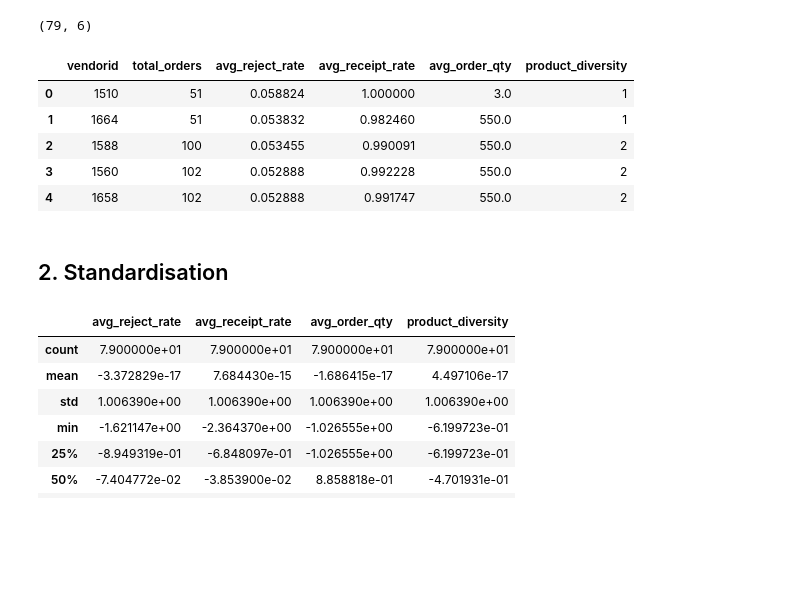
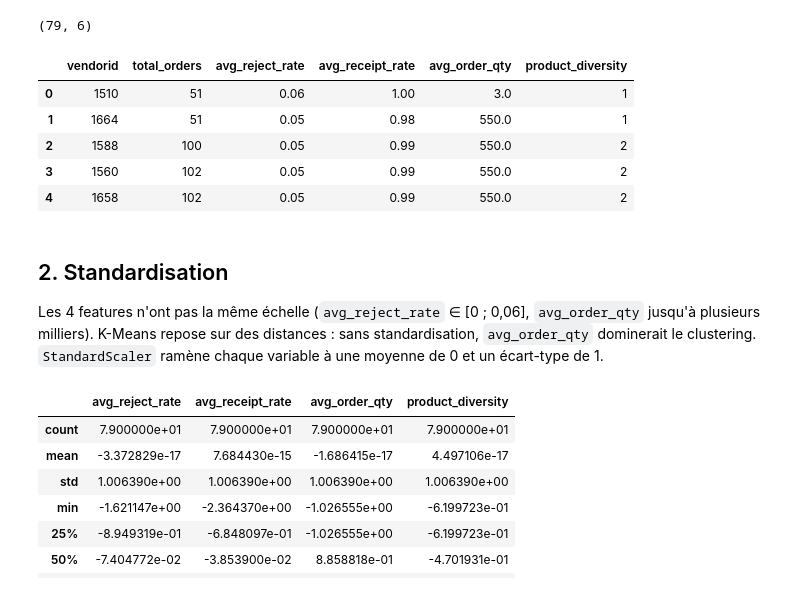
Before and after one commit to XiaoqingGdc/adventureworks-supply-chain-analysis, a Jupyter notebook: ml/clustering_fournisseur.ipynb, the cells around one changed output. Drawn from its saved outputs; the diff is of its cells as text; code cells hidden in the pictures; blank space fills up the shorter version.

```diff
--- a/ml/clustering_fournisseur.ipynb
+++ b/ml/clustering_fournisseur.ipynb
@@ -18,38 +40,40 @@ pd.set_option("display.max_columns", None)
 # %%
 conn = sqlite3.connect("../database/adventureworks.db")
 
 query = """
 SELECT
     poh.vendorid,
     COUNT(*) AS total_orders,
     AVG(CAST(pod.rejectedqty AS FLOAT) / pod.orderqty) AS avg_reject_rate,
     AVG(CAST(pod.receivedqty AS FLOAT) / pod.orderqty) AS avg_receipt_rate,
     AVG(pod.orderqty) AS avg_order_qty,
     COUNT(DISTINCT pod.productid) AS product_diversity
 FROM purchaseorderdetail pod
 LEFT JOIN purchaseorderheader poh
     ON pod.purchaseorderid = poh.purchaseorderid
 WHERE pod.orderqty > 0
 GROUP BY poh.vendorid
 HAVING COUNT(*) >= 30
 ORDER BY avg_reject_rate DESC
 """
 
 vendor_df = pd.read_sql(query, conn)
 conn.close()
 
 print(vendor_df.shape)
-vendor_df.head()
+vendor_df.round(2).head()
 # %% [output]
 (79, 6)
 |  | vendorid | total_orders | avg_reject_rate | avg_receipt_rate | avg_order_qty | product_diversity |
-| 0 | 1510 | 51 | 0.058824 | 1.000000 | 3.0 | 1 |
-| 1 | 1664 | 51 | 0.053832 | 0.982460 | 550.0 | 1 |
-| 2 | 1588 | 100 | 0.053455 | 0.990091 | 550.0 | 2 |
-| 3 | 1560 | 102 | 0.052888 | 0.992228 | 550.0 | 2 |
-| 4 | 1658 | 102 | 0.052888 | 0.991747 | 550.0 | 2 |
+| 0 | 1510 | 51 | 0.06 | 1.00 | 3.0 | 1 |
+| 1 | 1664 | 51 | 0.05 | 0.98 | 550.0 | 1 |
+| 2 | 1588 | 100 | 0.05 | 0.99 | 550.0 | 2 |
+| 3 | 1560 | 102 | 0.05 | 0.99 | 550.0 | 2 |
+| 4 | 1658 | 102 | 0.05 | 0.99 | 550.0 | 2 |
-# %% [markdown]
-## 2. Standardisation
+# %% [markdown]
+## 2. Standardisation
+
+Les 4 features n'ont pas la même échelle (`avg_reject_rate` ∈ [0 ; 0,06], `avg_order_qty` jusqu'à plusieurs milliers). K-Means repose sur des distances : sans standardisation, `avg_order_qty` dominerait le clustering. `StandardScaler` ramène chaque variable à une moyenne de 0 et un écart-type de 1.
 # %%
 feature_cols = ["avg_reject_rate", "avg_receipt_rate", "avg_order_qty", "product_diversity"]
 X = vendor_df[feature_cols]
```
Also changed, not shown: parts of 26 cells of this notebook.
